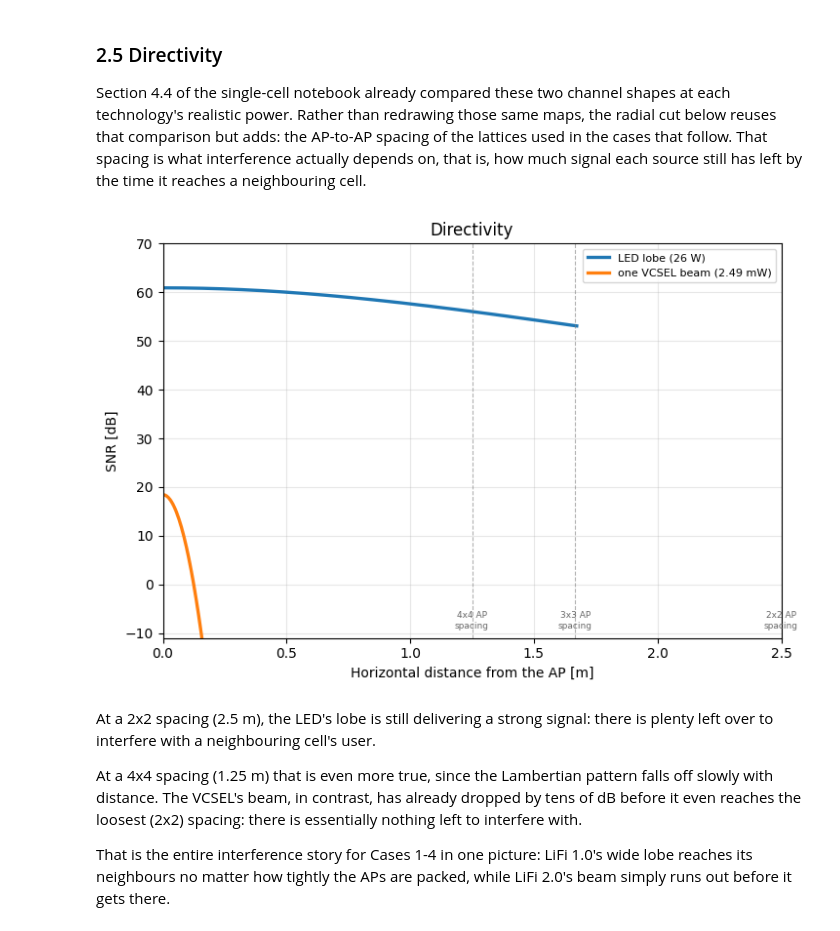
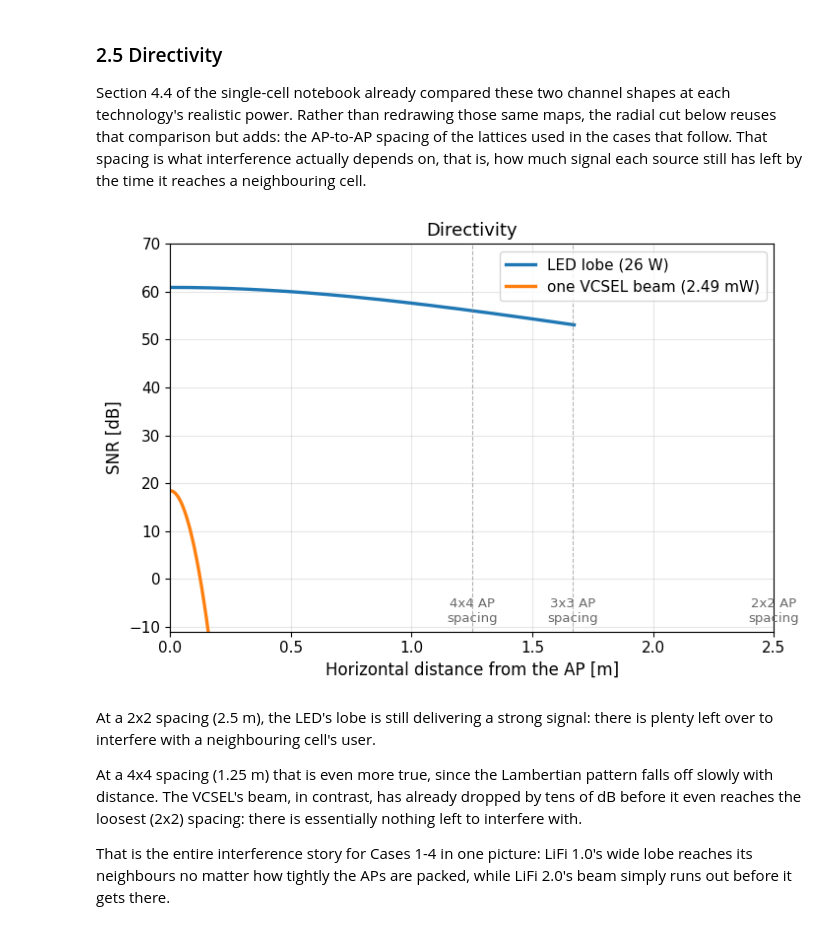
Before and after one commit to carolinalopezdelamadriz/lifi-comparative-analysis, a Jupyter notebook: multi_cell_analysis.ipynb, the cells around one changed output. Saved outputs shown, nothing was run; the diff lists cells and outputs as text; code cells hidden in the pictures.

```diff
--- a/multi_cell_analysis.ipynb
+++ b/multi_cell_analysis.ipynb
@@ -92,6 +92,7 @@ The cell below builds the AP lattice, the VCSEL beam grid inside each AP, and th
 # %%
 import numpy as np
 import matplotlib.pyplot as plt
+plt.rcParams.update({"font.size": 12, "axes.titlesize": 13, "axes.labelsize": 12, "xtick.labelsize": 11, "ytick.labelsize": 11, "legend.fontsize": 11})  # larger default fonts for print legibility
 import pandas as pd
 from matplotlib.patches import Patch
 
@@ -300,35 +301,35 @@ Section 4.4 of the single-cell notebook already compared these two channel shape
 # %%
 # same power values as the single-cell notebook, now compared against the distance between access points
 P2, _ = led_power(ap_lattice(2))
 
 r = np.linspace(0, 2.5, 500)
 d = np.sqrt(r**2 + dz**2); th = np.arctan2(r, dz)
 h_led = np.where(th <= PSI_C, (M_LED + 1) * APD / (2 * np.pi * d**2) * np.cos(th)**M_LED * np.cos(th) * G_CONC, 0)
 wz = W0 * np.sqrt(1 + (d / zR)**2)
 h_v = np.where(th <= PSI_C, 2 / (np.pi * wz**2) * np.exp(-2 * r**2 / wz**2) * APD * G_CONC, 0)
 with np.errstate(divide="ignore"):
     s_led = 10 * np.log10((RHO * P2 * h_led)**2 / (N0 * B_LED))
     s_v = 10 * np.log10((RHO * P_VCSEL * h_v)**2 / (N0 * B_VCSEL))
 
 fig, ax = plt.subplots(figsize=(7.4, 5))
 ax.plot(r, s_led, lw=2.4, color="tab:blue", label=f"LED lobe ({P2:.0f} W)")
 ax.plot(r, s_v, lw=2.4, color="tab:orange", label=f"one VCSEL beam ({P_VCSEL * 1e3:.2f} mW)")
 
 # distance between access points for each layout used below
 for n in (2, 3, 4):
     spacing = ROOM / n
     ax.axvline(spacing, color="gray", lw=0.8, ls="--", alpha=0.6)
-    ax.annotate(f"{n}x{n} AP\nspacing", (spacing, -9), fontsize=6.5, ha="center", color="dimgray")
+    ax.annotate(f"{n}x{n} AP\nspacing", (spacing, -9), fontsize=9.5, ha="center", color="dimgray")
 
 ax.set_xlabel("Horizontal distance from the AP [m]")
 ax.set_ylabel("SNR [dB]")
 ax.set_ylim(-11, 70); ax.set_xlim(0, 2.5)
 ax.set_title(f"Directivity")
-ax.legend(fontsize=8, loc="upper right"); ax.grid(alpha=.3)
+ax.legend(fontsize=11, loc="upper right"); ax.grid(alpha=.3)
 plt.tight_layout()
 plt.show()
 # %% [output]
-[figure, old version]
+[figure, new version]
 # %% [markdown]
 At a 2x2 spacing (2.5 m), the LED's lobe is still delivering a strong signal: there is plenty left over to interfere with a neighbouring cell's user.
 
```
Also changed, not shown: parts of 9 cells of this notebook, 3 other files.
